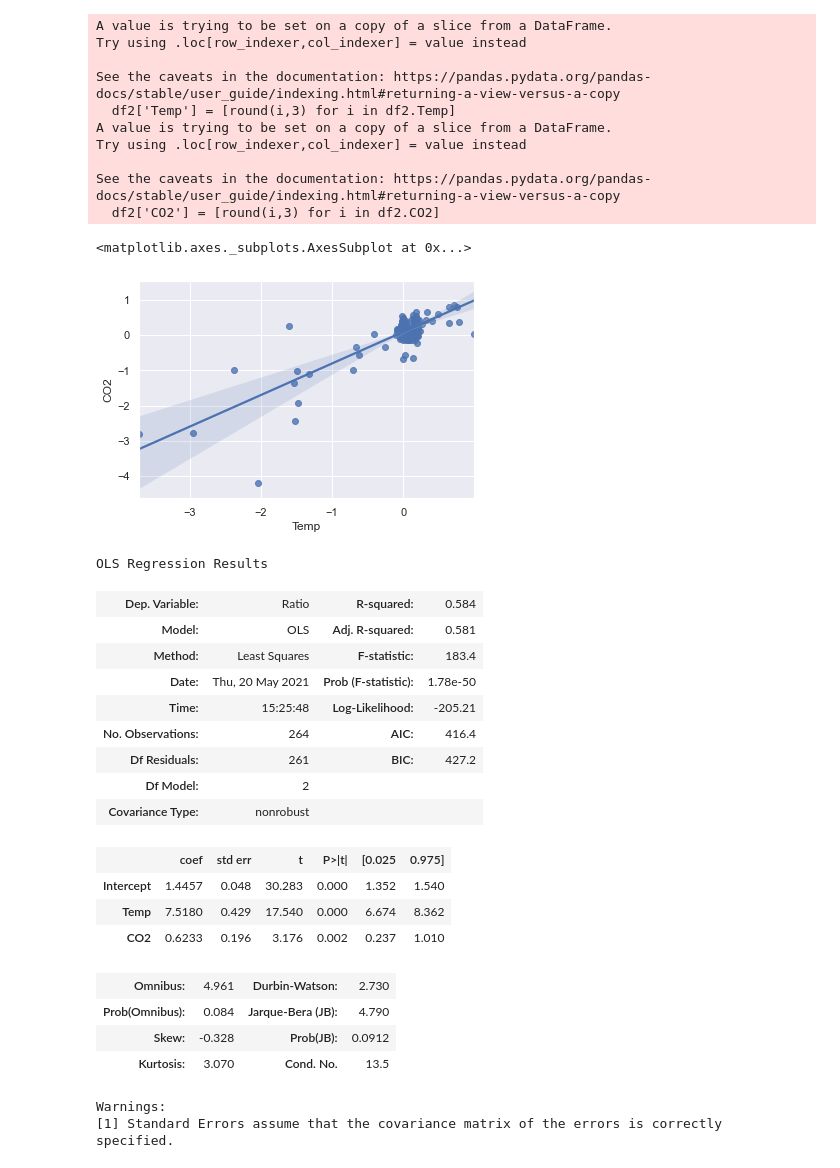
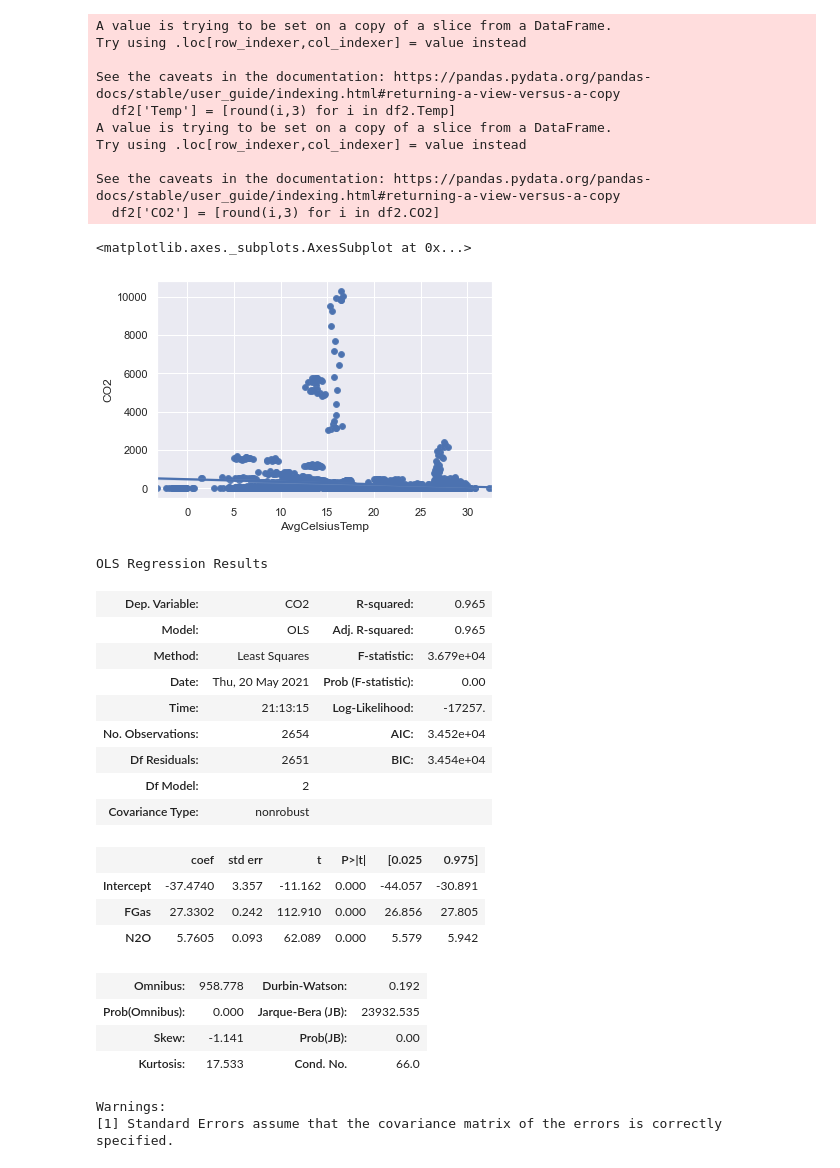
Before and after one commit to chrisvinhston/Statistically_Significant_Insights, a Jupyter notebook: df_hypothesisTesting.ipynb, the cells around one changed output. Saved outputs shown, nothing was run; the diff lists cells and outputs as text; code cells hidden in the pictures.

```diff
--- a/df_hypothesisTesting.ipynb
+++ b/df_hypothesisTesting.ipynb
@@ -335,36 +376,37 @@ Try using .loc[row_indexer,col_indexer] = value instead
 
 See the caveats in the documentation: https://pandas.pydata.org/pandas-docs/stable/user_guide/indexing.html#returning-a-view-versus-a-copy
   df2['CO2'] = [round(i,3) for i in df2.CO2]
+# %%
+df.rename(columns={'F-Gas': 'FGas'}, inplace=True)
 # %%
-sns.scatterplot(data = df2.loc[df2.Country=='China'], x='Temp', y='CO2')
-sns.regplot(data = df, x='Temp', y='CO2')
+sns.scatterplot(data = df, x='AvgCelsiusTemp', y='CO2')
+sns.regplot(data = df, x='AvgCelsiusTemp', y='CO2')
 # %% [output]
 <matplotlib.axes._subplots.AxesSubplot at 0x...>
-[figure, old version]
+[figure, new version]
 # %%
 from statsmodels.formula.api import ols
 
-#we use OLS
-model_fit = ols('Ratio ~ Temp+CO2', data=df2).fit()
+model_fit = ols('CO2 ~ FGas + N2O', data=df).fit()
 model_fit.summary()
 # %% [output]
 OLS Regression Results
-| Dep. Variable: | Ratio | R-squared: | 0.584 |
-| Model: | OLS | Adj. R-squared: | 0.581 |
-| Method: | Least Squares | F-statistic: | 183.4 |
-| Date: | Thu, 20 May 2021 | Prob (F-statistic): | 1.78e-50 |
-| Time: | 15:25:48 | Log-Likelihood: | -205.21 |
-| No. Observations: | 264 | AIC: | 416.4 |
-| Df Residuals: | 261 | BIC: | 427.2 |
+| Dep. Variable: | CO2 | R-squared: | 0.965 |
+| Model: | OLS | Adj. R-squared: | 0.965 |
+| Method: | Least Squares | F-statistic: | 3.679e+04 |
+| Date: | Thu, 20 May 2021 | Prob (F-statistic): | 0.00 |
+| Time: | 21:13:15 | Log-Likelihood: | -17257. |
+| No. Observations: | 2654 | AIC: | 3.452e+04 |
+| Df Residuals: | 2651 | BIC: | 3.454e+04 |
 | Df Model: | 2 |  |  |
 | Covariance Type: | nonrobust |  |  |
 |  | coef | std err | t | P>|t| | [0.025 | 0.975] |
-| Intercept | 1.4457 | 0.048 | 30.283 | 0.000 | 1.352 | 1.540 |
-| Temp | 7.5180 | 0.429 | 17.540 | 0.000 | 6.674 | 8.362 |
-| CO2 | 0.6233 | 0.196 | 3.176 | 0.002 | 0.237 | 1.010 |
+| Intercept | -37.4740 | 3.357 | -11.162 | 0.000 | -44.057 | -30.891 |
+| FGas | 27.3302 | 0.242 | 112.910 | 0.000 | 26.856 | 27.805 |
+| N2O | 5.7605 | 0.093 | 62.089 | 0.000 | 5.579 | 5.942 |
-| Omnibus: | 4.961 | Durbin-Watson: | 2.730 |
-| Prob(Omnibus): | 0.084 | Jarque-Bera (JB): | 4.790 |
-| Skew: | -0.328 | Prob(JB): | 0.0912 |
-| Kurtosis: | 3.070 | Cond. No. | 13.5 |
+| Omnibus: | 958.778 | Durbin-Watson: | 0.192 |
+| Prob(Omnibus): | 0.000 | Jarque-Bera (JB): | 23932.535 |
+| Skew: | -1.141 | Prob(JB): | 0.00 |
+| Kurtosis: | 17.533 | Cond. No. | 66.0 |
 Warnings:
 [1] Standard Errors assume that the covariance matrix of the errors is correctly specified.
```
Also changed, not shown: parts of 6 cells of this notebook.
